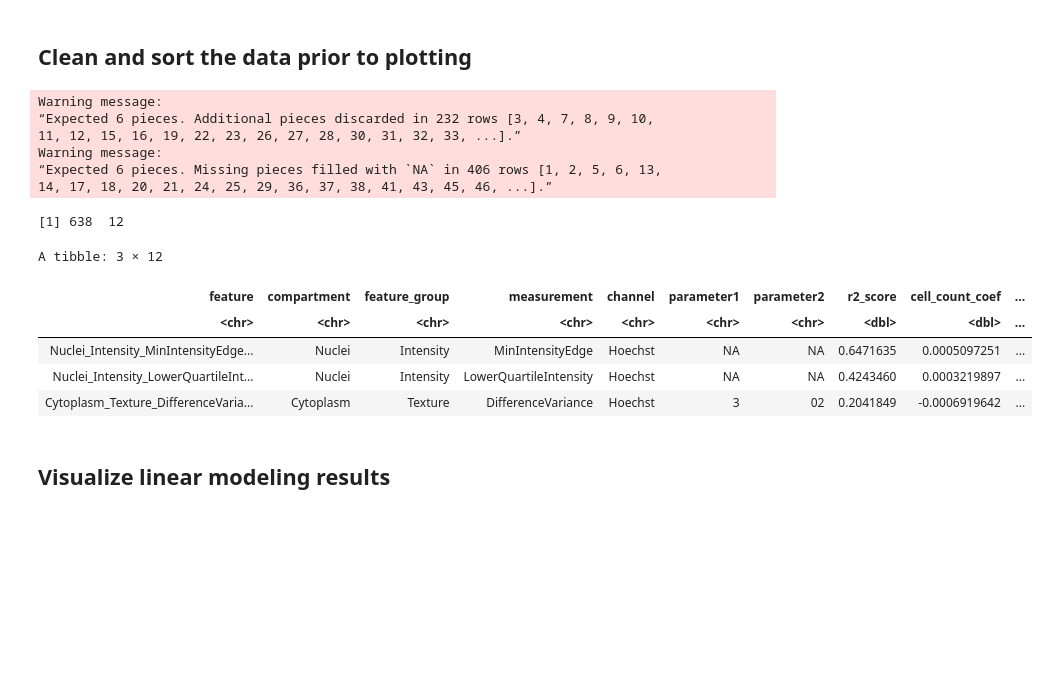
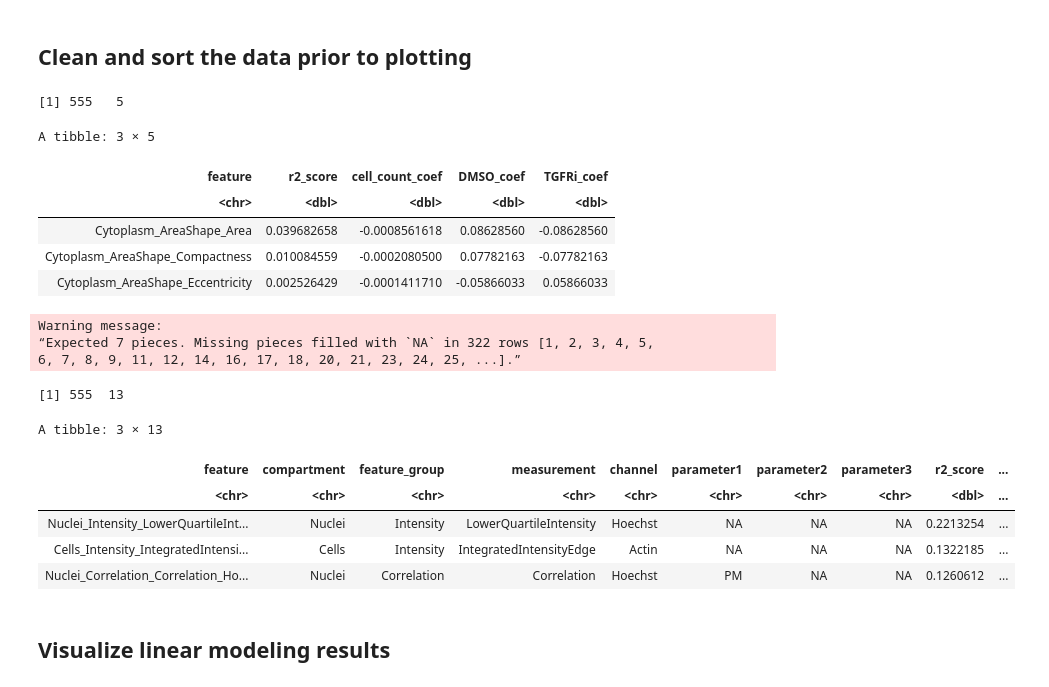
Before and after one commit to WayScience/cellpainting_predicts_cardiac_fibrosis, a Jupyter notebook: 4.analyze_data/notebooks/linear_model/1.visualize_linear_model.ipynb, the cells around one changed output. Saved outputs shown, nothing was run; the diff lists cells and outputs as text; code cells hidden in the pictures; blank space fills up the shorter version.

```diff
--- a/4.analyze_data/notebooks/linear_model/1.visualize_linear_model.ipynb
+++ b/4.analyze_data/notebooks/linear_model/1.visualize_linear_model.ipynb
@@ -23,14 +23,30 @@ input_dir <- "results"
 output_fig_dir <- "figures"
 
 # Path to file with LM coefficients to plot
-lm_file <- file.path(input_dir, paste0(plate, "_linear_model_healthy_DMSO_failing_drug.tsv"))
+lm_file <- file.path(input_dir, paste0(plate, "_linear_model_failing_DMSO_TGFRi.tsv"))
 
 # Paths for each figure output
-lm_fig <- file.path(output_fig_dir, paste0(plate, "_linear_model_healthy_DMSO_failing_drug.png"))
-lm_group_fig <- file.path(output_fig_dir, paste0(plate, "_linear_model_healthy_DMSO_failing_drug_bygroup.png"))
-lm_coef_fig <- file.path(output_fig_dir, paste0(plate, "_linear_model_healthy_DMSO_failing_drug_coefficients.png"))
+lm_fig <- file.path(output_fig_dir, paste0(plate, "_linear_model_failing_DMSO_TGFRi.png"))
+lm_group_fig <- file.path(output_fig_dir, paste0(plate, "_linear_model_failing_DMSO_TGFRi_bygroup.png"))
+lm_coef_fig <- file.path(output_fig_dir, paste0(plate, "_linear_model_failing_DMSO_TGFRi_coefficients.png"))
 # %% [markdown]
 ## Clean and sort the data prior to plotting
+# %%
+# Load and process linear model data
+lm_df <- readr::read_tsv(
+    lm_file, col_types = readr::cols(.default = "d", feature = "c")
+)
+
+print(dim(lm_df))
+head(lm_df, 3)
+# %% [output]
+[1] 555   5
+A tibble: 3 × 5
+| feature | r2_score | cell_count_coef | DMSO_coef | TGFRi_coef |
+| <chr> | <dbl> | <dbl> | <dbl> | <dbl> |
+| Cytoplasm_AreaShape_Area | 0.039682658 | -0.0008561618 | 0.08628560 | -0.08628560 |
+| Cytoplasm_AreaShape_Compactness | 0.010084559 | -0.0002080500 | 0.07782163 | -0.07782163 |
+| Cytoplasm_AreaShape_Eccentricity | 0.002526429 | -0.0001411710 | -0.05866033 | 0.05866033 |
 # %%
 # Load and process linear model data
 lm_df <- readr::read_tsv(
@@ -40,48 +56,46 @@ lm_df <- readr::read_tsv(
 # Arrange by absolute value coefficient
 # Split out components of feature name for visualization
 lm_df <- lm_df %>%
-    dplyr::arrange(desc(abs(failing_coef))) %>%
+    dplyr::arrange(desc(abs(DMSO_coef))) %>%
     tidyr::separate(
         feature,
         into = c(
             "compartment",
             "feature_group",
             "measurement",
             "channel",
             "parameter1",
-            "parameter2"
+            "parameter2",
+            "parameter3"
         ),
         sep = "_",
         remove = FALSE
     ) %>%
     dplyr::mutate(channel_cleaned = channel)
 
 lm_df$channel_cleaned <- dplyr::recode(lm_df$channel_cleaned,
     "Hoechst" = "Nucleus",
     "ER" = "ER",
     "Actin" = "Actin",
     "Mitochondria" = "Mito",
     "PM" = "PM",
     .default = "other",
     .missing = "other"
 )
 
 print(dim(lm_df))
 head(lm_df, 3)
 # %% [output]
 Warning message:
-“Expected 6 pieces. Additional pieces discarded in 232 rows [3, 4, 7, 8, 9, 10,
-11, 12, 15, 16, 19, 22, 23, 26, 27, 28, 30, 31, 32, 33, ...].”
-Warning message:
-“Expected 6 pieces. Missing pieces filled with `NA` in 406 rows [1, 2, 5, 6, 13,
-14, 17, 18, 20, 21, 24, 25, 29, 36, 37, 38, 41, 43, 45, 46, ...].”
+“Expected 7 pieces. Missing pieces filled with `NA` in 322 rows [1, 2, 3, 4, 5,
+6, 7, 8, 9, 11, 12, 14, 16, 17, 18, 20, 21, 23, 24, 25, ...].”
-[1] 638  12
+[1] 555  13
-A tibble: 3 × 12
+A tibble: 3 × 13
-| feature | compartment | feature_group | measurement | channel | parameter1 | parameter2 | r2_score | cell_count_coef | ... |
-| <chr> | <chr> | <chr> | <chr> | <chr> | <chr> | <chr> | <dbl> | <dbl> | ... |
-| Nuclei_Intensity_MinIntensityEdge... | Nuclei | Intensity | MinIntensityEdge | Hoechst | NA | NA | 0.6471635 | 0.0005097251 | ... |
-| Nuclei_Intensity_LowerQuartileInt... | Nuclei | Intensity | LowerQuartileIntensity | Hoechst | NA | NA | 0.4243460 | 0.0003219897 | ... |
-| Cytoplasm_Texture_DifferenceVaria... | Cytoplasm | Texture | DifferenceVariance | Hoechst | 3 | 02 | 0.2041849 | -0.0006919642 | ... |
+| feature | compartment | feature_group | measurement | channel | parameter1 | parameter2 | parameter3 | r2_score | ... |
+| <chr> | <chr> | <chr> | <chr> | <chr> | <chr> | <chr> | <chr> | <dbl> | ... |
+| Nuclei_Intensity_LowerQuartileInt... | Nuclei | Intensity | LowerQuartileIntensity | Hoechst | NA | NA | NA | 0.2213254 | ... |
+| Cells_Intensity_IntegratedIntensi... | Cells | Intensity | IntegratedIntensityEdge | Actin | NA | NA | NA | 0.1322185 | ... |
+| Nuclei_Correlation_Correlation_Ho... | Nuclei | Correlation | Correlation | Hoechst | PM | NA | NA | 0.1260612 | ... |
 # %% [markdown]
 ## Visualize linear modeling results
 # %%
```
Also changed, not shown: parts of 4 cells of this notebook, 7 other files.
